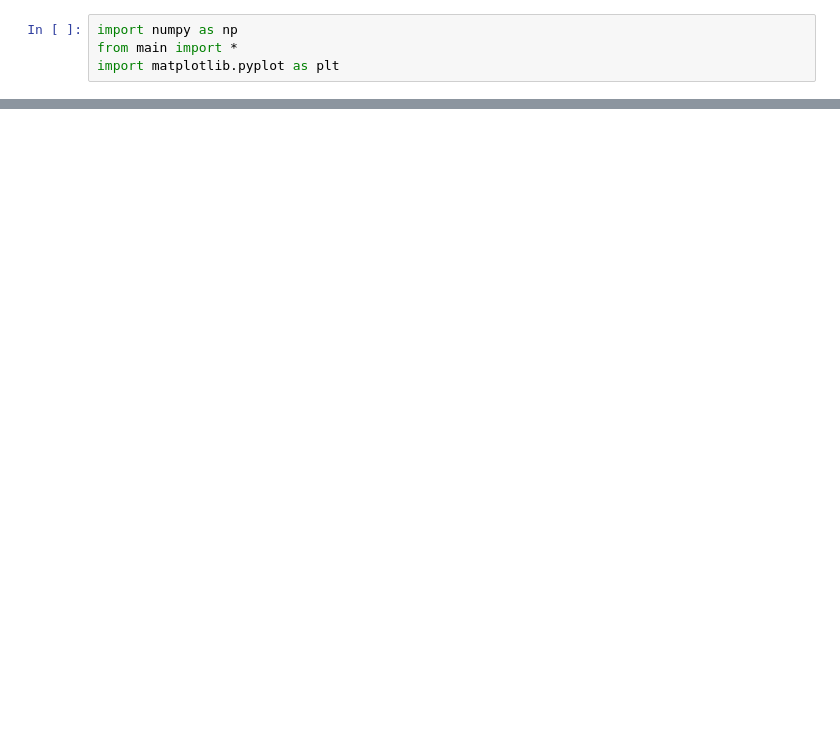
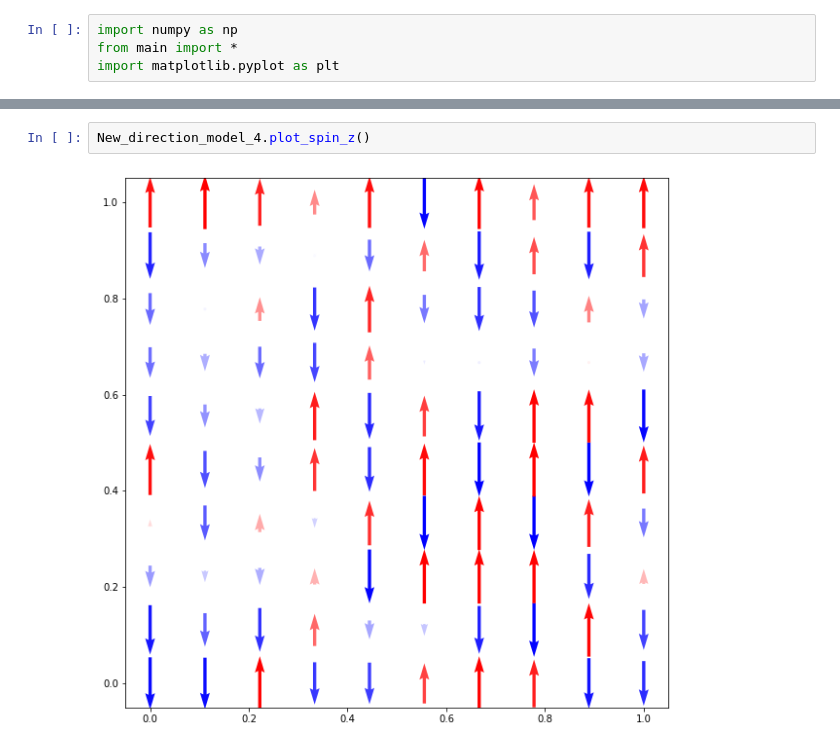
Before and after one commit to Yibo-Zhang/ising_model, a Jupyter notebook: python/heisenberg/Untitled.ipynb, the cells around one changed output, grey strips where cells are left out. Cells and saved outputs as stored; diff of their text form; blank space fills up the shorter version.

```diff
--- a/python/heisenberg/Untitled.ipynb
+++ b/python/heisenberg/Untitled.ipynb
@@ -64,0 +86,4 @@ totally cost 17.886137008666992
+# %%
+New_direction_model_4.plot_spin_z()
+# %% [output]
+[figure, added]
```
Also changed, not shown: parts of 7 cells of this notebook, 2 other files.
